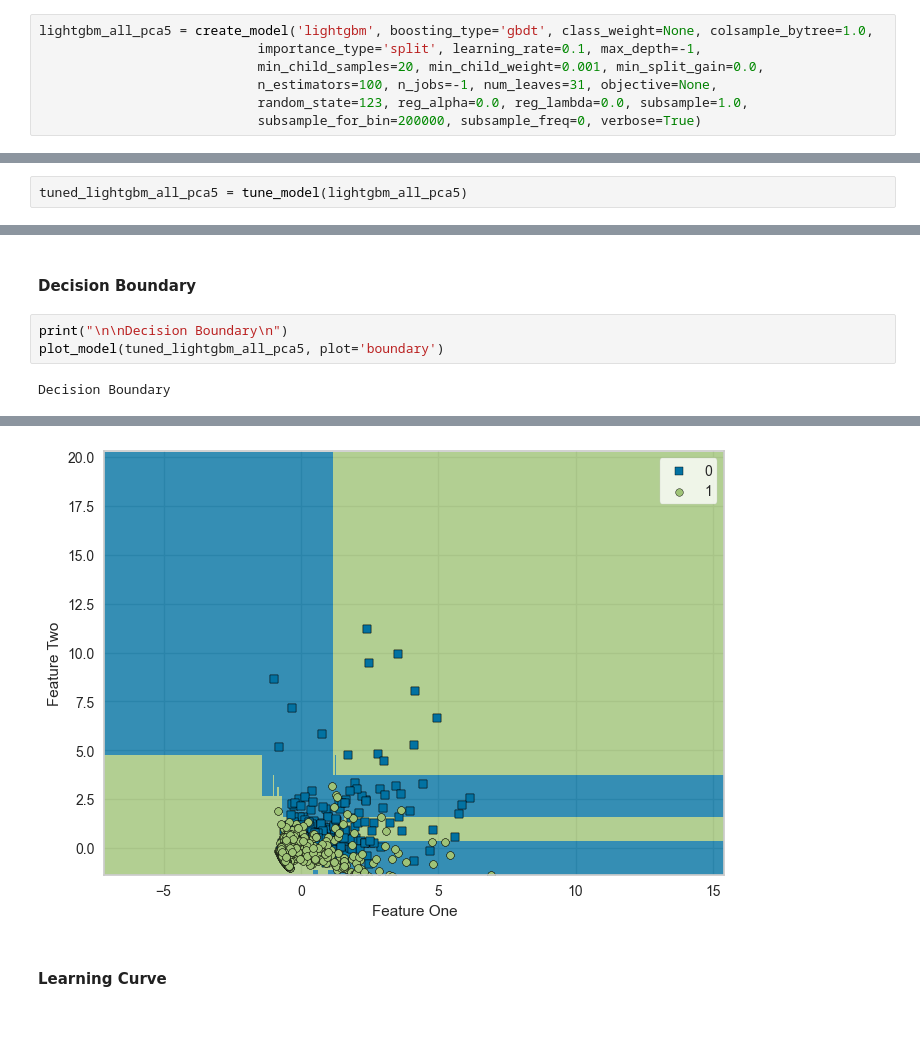
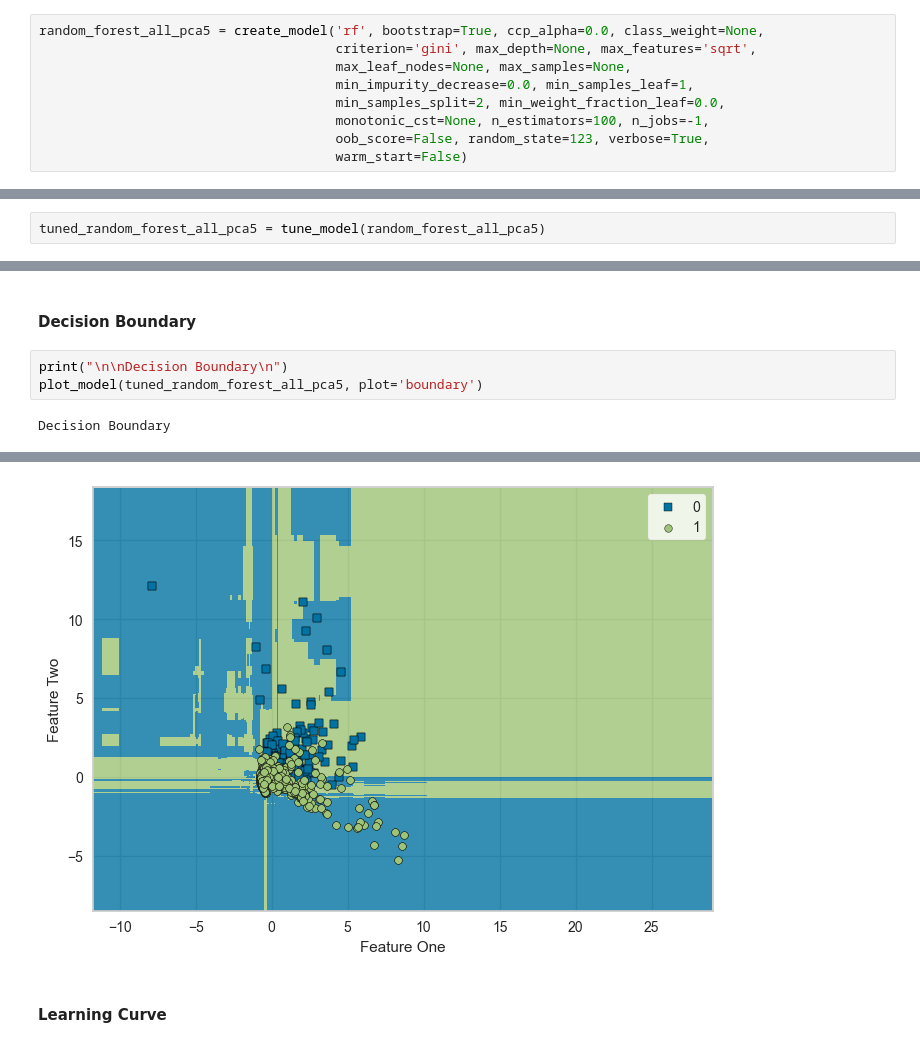
Before and after one commit to kraviteja95usd/pneumonia-detection-in-chest-X-rays, a Jupyter notebook: bin/All_Features_Classification.ipynb, the cells around one changed output, grey strips where cells are left out. Cells and saved outputs as stored; diff of their text form.

```diff
--- a/bin/All_Features_Classification.ipynb
+++ b/bin/All_Features_Classification.ipynb
@@ -247,10 +307,12 @@ LGBMClassifier(boosting_type='gbdt', class_weight=None, colsample_bytree=1.0,
 # %%
-lightgbm_all_pca5 = create_model('lightgbm', boosting_type='gbdt', class_weight=None, colsample_bytree=1.0,
-                            importance_type='split', learning_rate=0.1, max_depth=-1,
-                            min_child_samples=20, min_child_weight=0.001, min_split_gain=0.0,
-                            n_estimators=100, n_jobs=-1, num_leaves=31, objective=None,
-                            random_state=123, reg_alpha=0.0, reg_lambda=0.0, subsample=1.0,
-                            subsample_for_bin=200000, subsample_freq=0, verbose=True)
+random_forest_all_pca5 = create_model('rf', bootstrap=True, ccp_alpha=0.0, class_weight=None,
+                                      criterion='gini', max_depth=None, max_features='sqrt',
+                                      max_leaf_nodes=None, max_samples=None,
+                                      min_impurity_decrease=0.0, min_samples_leaf=1,
+                                      min_samples_split=2, min_weight_fraction_leaf=0.0,
+                                      monotonic_cst=None, n_estimators=100, n_jobs=-1,
+                                      oob_score=False, random_state=123, verbose=True,
+                                      warm_start=False)
 # %% [output]
 [interactive output not drawn]
 |  | Accuracy | AUC | Recall | Prec. | F1 | Kappa | MCC |
@@ -270,6 +332,6 @@ lightgbm_all_pca5 = create_model('lightgbm', boosting_type='gbdt', class_weight=
 [interactive output not drawn]
 # %%
-tuned_lightgbm_all_pca5 = tune_model(lightgbm_all_pca5)
+tuned_random_forest_all_pca5 = tune_model(random_forest_all_pca5)
 # %% [output]
 [interactive output not drawn]
 |  | Accuracy | AUC | Recall | Prec. | F1 | Kappa | MCC |
@@ -352,11 +414,11 @@ Precision Recall Curve
 #### Decision Boundary
 # %%
 print("\n\nDecision Boundary\n")
-plot_model(tuned_lightgbm_all_pca5, plot='boundary')
+plot_model(tuned_random_forest_all_pca5, plot='boundary')
 # %% [output]
 Decision Boundary
 [interactive output not drawn]
-[figure, old version]
+[figure, new version]
 # %% [markdown]
 #### Learning Curve
 # %%
```
Also changed, not shown: parts of 26 cells of this notebook.
